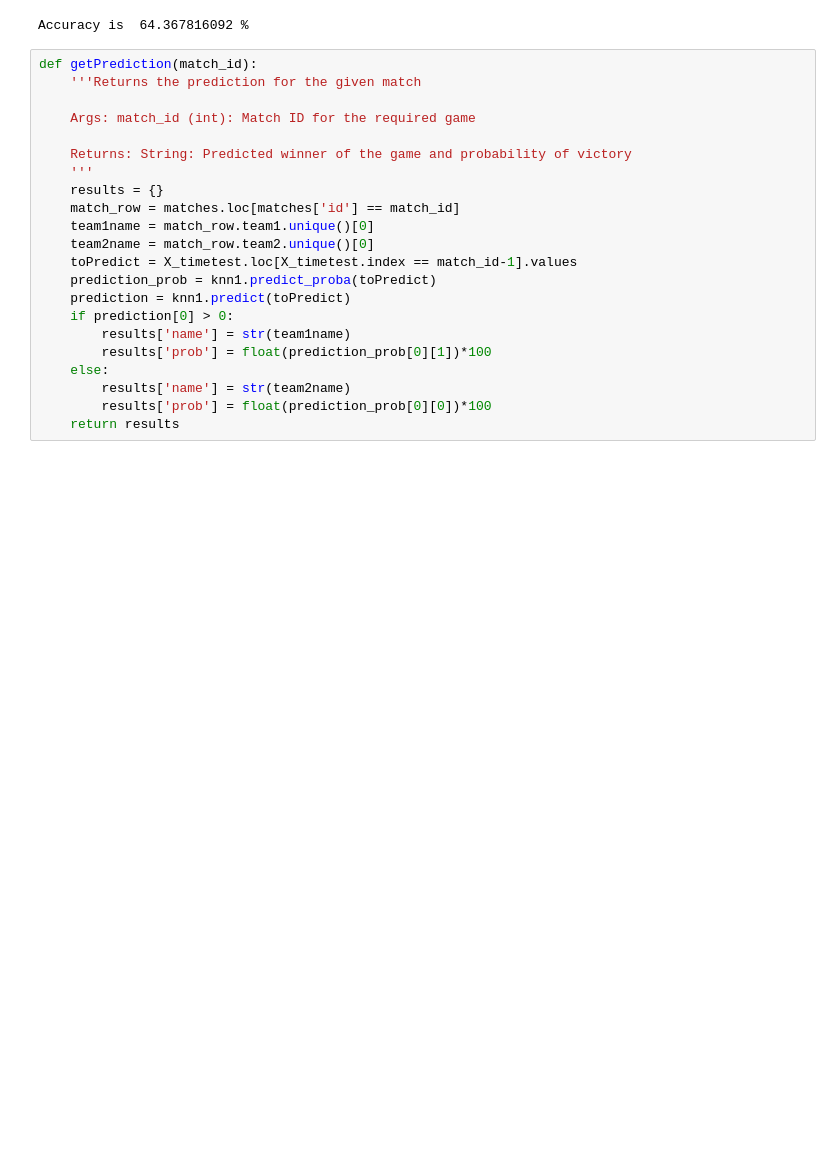
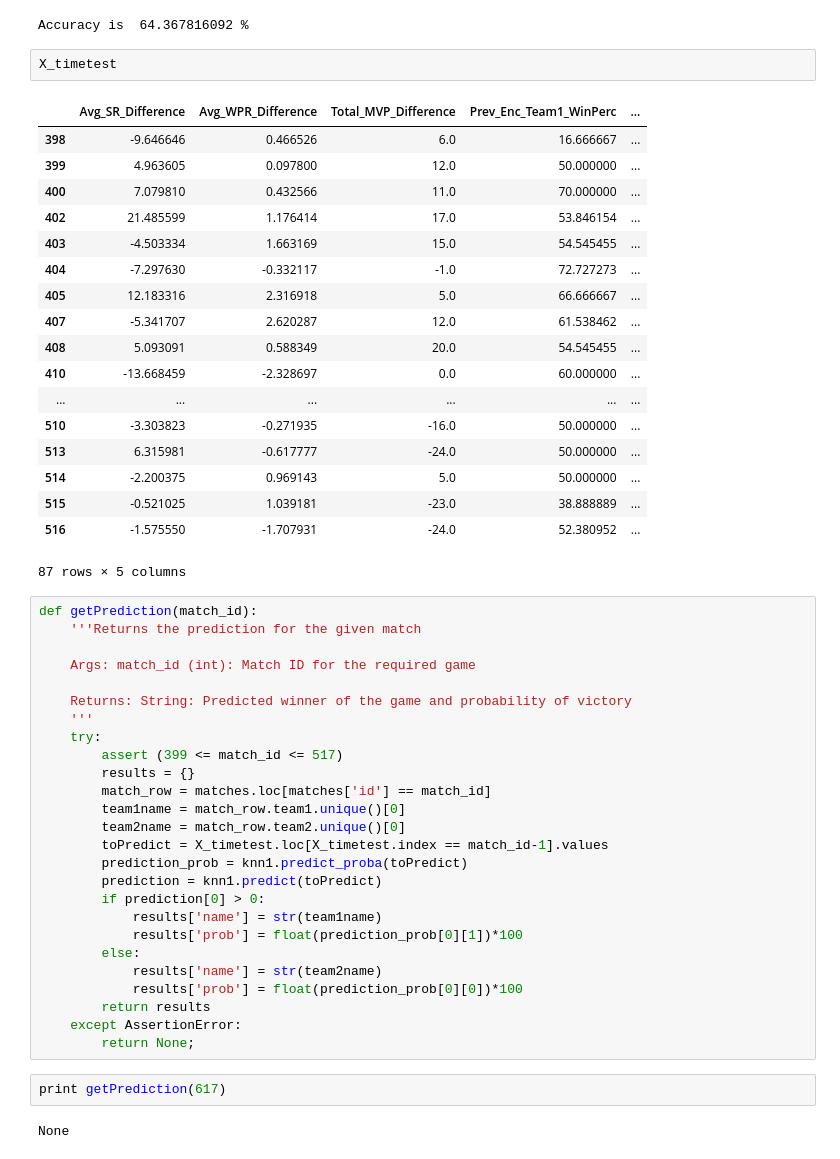
Before and after one commit to XInterns/IPL-Sparkers-2017-Interns, a Jupyter notebook: src/getprediction.ipynb, the cells around one changed output. Cells and saved outputs as stored; diff of their text form; blank space fills up the shorter version.

```diff
--- a/src/getprediction.ipynb
+++ b/src/getprediction.ipynb
@@ -34,6 +55,27 @@ y_pred = knn1.predict(X_timetest)
 print "Accuracy is ", metrics.accuracy_score(Y_timetest_arr, y_pred)*100, "%"
 # %% [output]
 Accuracy is  64.367816092 %
+# %%
+X_timetest
+# %% [output]
+|  | Avg_SR_Difference | Avg_WPR_Difference | Total_MVP_Difference | Prev_Enc_Team1_WinPerc | ... |
+| 398 | -9.646646 | 0.466526 | 6.0 | 16.666667 | ... |
+| 399 | 4.963605 | 0.097800 | 12.0 | 50.000000 | ... |
+| 400 | 7.079810 | 0.432566 | 11.0 | 70.000000 | ... |
+| 402 | 21.485599 | 1.176414 | 17.0 | 53.846154 | ... |
+| 403 | -4.503334 | 1.663169 | 15.0 | 54.545455 | ... |
+| 404 | -7.297630 | -0.332117 | -1.0 | 72.727273 | ... |
+| 405 | 12.183316 | 2.316918 | 5.0 | 66.666667 | ... |
+| 407 | -5.341707 | 2.620287 | 12.0 | 61.538462 | ... |
+| 408 | 5.093091 | 0.588349 | 20.0 | 54.545455 | ... |
+| 410 | -13.668459 | -2.328697 | 0.0 | 60.000000 | ... |
+| ... | ... | ... | ... | ... | ... |
+| 510 | -3.303823 | -0.271935 | -16.0 | 50.000000 | ... |
+| 513 | 6.315981 | -0.617777 | -24.0 | 50.000000 | ... |
+| 514 | -2.200375 | 0.969143 | 5.0 | 50.000000 | ... |
+| 515 | -0.521025 | 1.039181 | -23.0 | 38.888889 | ... |
+| 516 | -1.575550 | -1.707931 | -24.0 | 52.380952 | ... |
+87 rows × 5 columns
 # %%
 def getPrediction(match_id):
     '''Returns the prediction for the given match
@@ -42,17 +84,25 @@ def getPrediction(match_id):
 
     Returns: String: Predicted winner of the game and probability of victory
     '''
-    results = {}
-    match_row = matches.loc[matches['id'] == match_id]
-    team1name = match_row.team1.unique()[0]
-    team2name = match_row.team2.unique()[0]
-    toPredict = X_timetest.loc[X_timetest.index == match_id-1].values
-    prediction_prob = knn1.predict_proba(toPredict)
-    prediction = knn1.predict(toPredict)
-    if prediction[0] > 0:
-        results['name'] = str(team1name)
-        results['prob'] = float(prediction_prob[0][1])*100
-    else:
-        results['name'] = str(team2name)
-        results['prob'] = float(prediction_prob[0][0])*100
-    return results
+    try:
+        assert (399 <= match_id <= 517)
+        results = {}
+        match_row = matches.loc[matches['id'] == match_id]
+        team1name = match_row.team1.unique()[0]
+        team2name = match_row.team2.unique()[0]
+        toPredict = X_timetest.loc[X_timetest.index == match_id-1].values
+        prediction_prob = knn1.predict_proba(toPredict)
+        prediction = knn1.predict(toPredict)
+        if prediction[0] > 0:
+            results['name'] = str(team1name)
+            results['prob'] = float(prediction_prob[0][1])*100
+        else:
+            results['name'] = str(team2name)
+            results['prob'] = float(prediction_prob[0][0])*100
+        return results
+    except AssertionError:
+        return None;
+# %%
+print getPrediction(617)
+# %% [output]
+None
```
Also changed, not shown: parts of 1 cell of this notebook, 2 other files.
